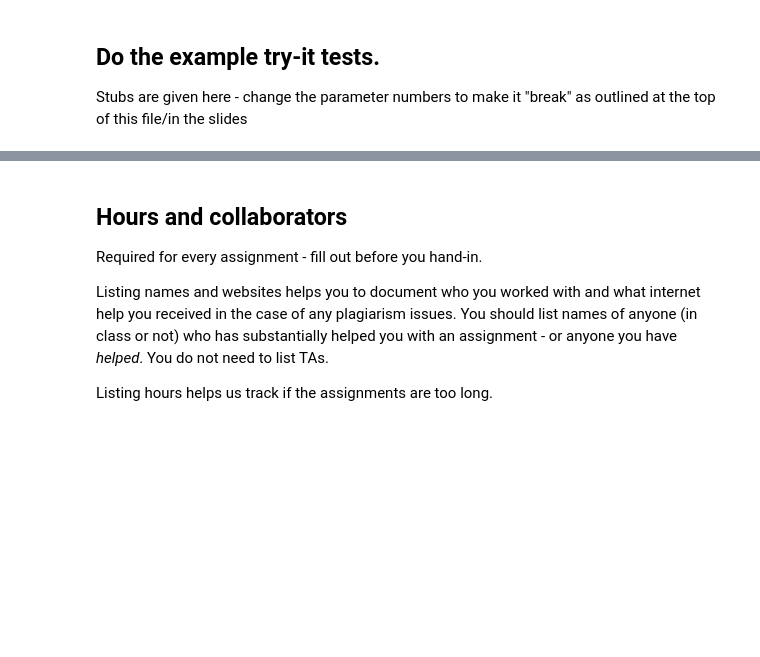
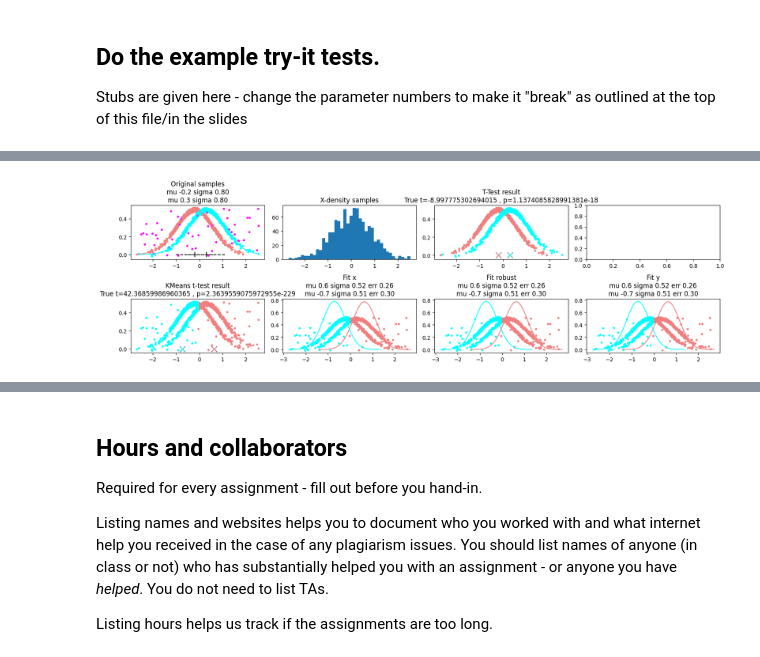
Before and after one commit to jamiesantos/ROB514, a Jupyter notebook: Skills/stats_ttest.ipynb, the cells around one changed output, grey strips where cells are left out. Drawn from its saved outputs; the diff is of its cells as text; code cells hidden in the pictures; blank space fills up the shorter version.

```diff
--- a/Skills/stats_ttest.ipynb
+++ b/Skills/stats_ttest.ipynb
@@ -446,8 +499,10 @@ do_example(mus=(-0.2, 0.3), sigmas=(0.15, 0.2), noise_level=0.1,
 # %%
 # Change so standard deviations overlap too much/are too broad
 
-do_example(mus=(-0.2, 0.3), sigmas=(0.15, 0.2), noise_level=0.1,
+do_example(mus=(-0.2, 0.3), sigmas=(0.8, 0.8), noise_level=0.1,
            n_samples=(500, 500, 50), n_clusters=2, perc_mean_err_clip=3.0)
+# %% [output]
+[figure, added]
 # %%
 # Change ratio of samples of the two Gaussians
 
```
Also changed, not shown: parts of 20 cells of this notebook, 4 other files.
